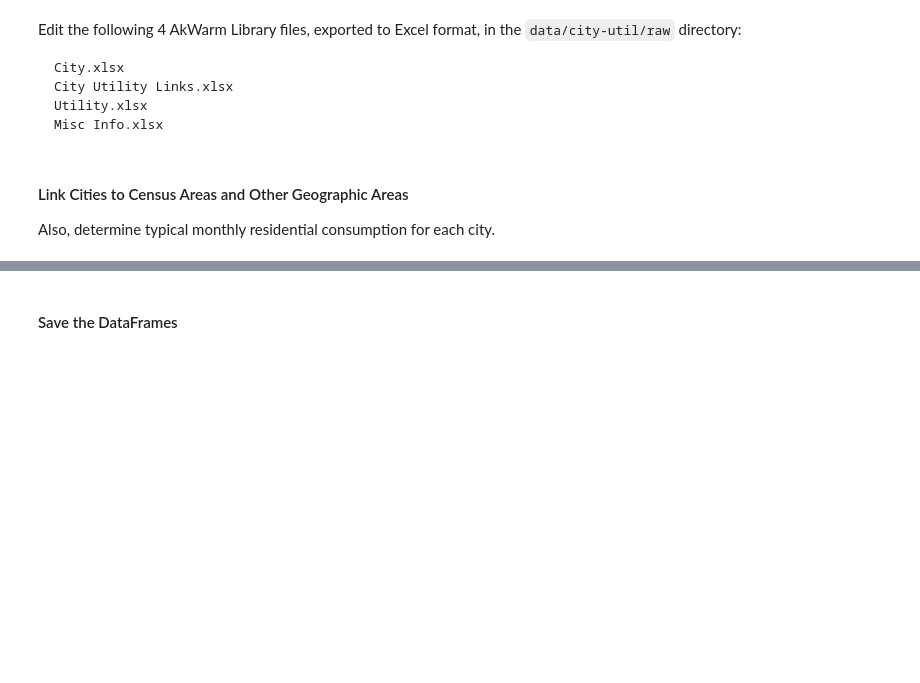
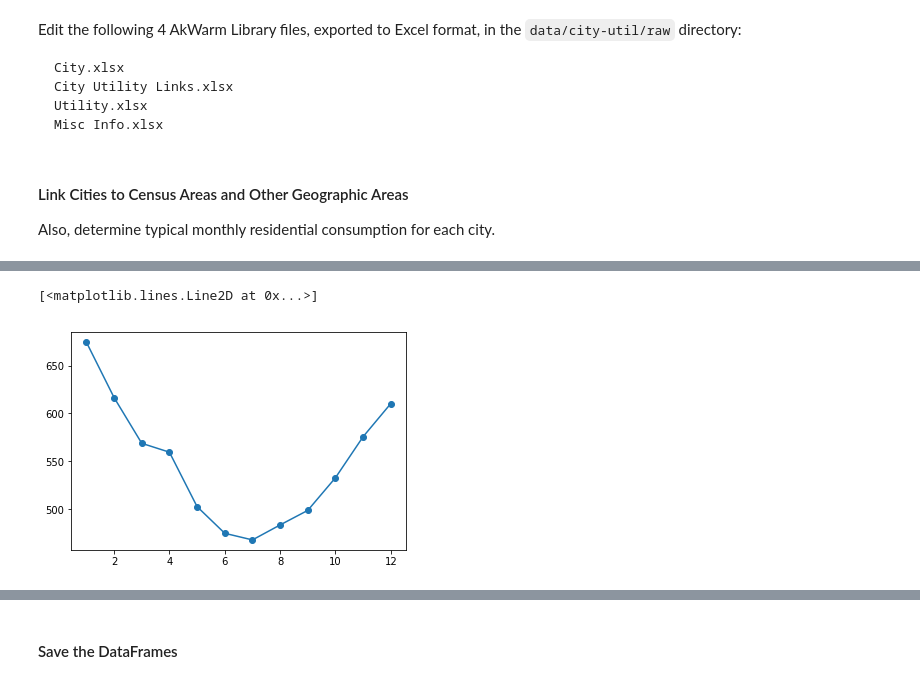
Before and after one commit to RobertLJordan/ak-energy-admin, a Jupyter notebook: ak-energy-data-admin.ipynb, the cells around one changed output, grey strips where cells are left out. Cells and saved outputs as stored; diff of their text form; code cells hidden in the pictures; blank space fills up the shorter version.

```diff
--- a/ak-energy-data-admin.ipynb
+++ b/ak-energy-data-admin.ipynb
@@ -284,0 +341,7 @@ for akw_cty in choices:
+# %%
+# Determine a monthly profile to be used by cities that are not covered.
+# Because the above data came from PCE, non-covered cities are primarily Urban.
+# Take the average of the Hub cities that have annual usages > 500 kWh/month
+df_hubs = df_avg_use.query('city != "non hub"').copy()
+df_lg_hubs = df_hubs.query('annual_avg > 500')
+df_lg_hubs
@@ -284,0 +354,5 @@ for akw_cty in choices:
+# %%
+# Average those cities together to get the default usage value.
+means = df_lg_hubs.mean()
+default_use = [means[str(i)] for i in range(1, 13)]
+default_use
@@ -284,0 +372,5 @@ for akw_cty in choices:
+# %%
+plot(range(1, 13), default_use, marker='o')
+# %% [output]
+[<matplotlib.lines.Line2D at 0x...>]
+[figure, added]
```
Also changed, not shown: parts of 12 cells of this notebook, 5 other files.
